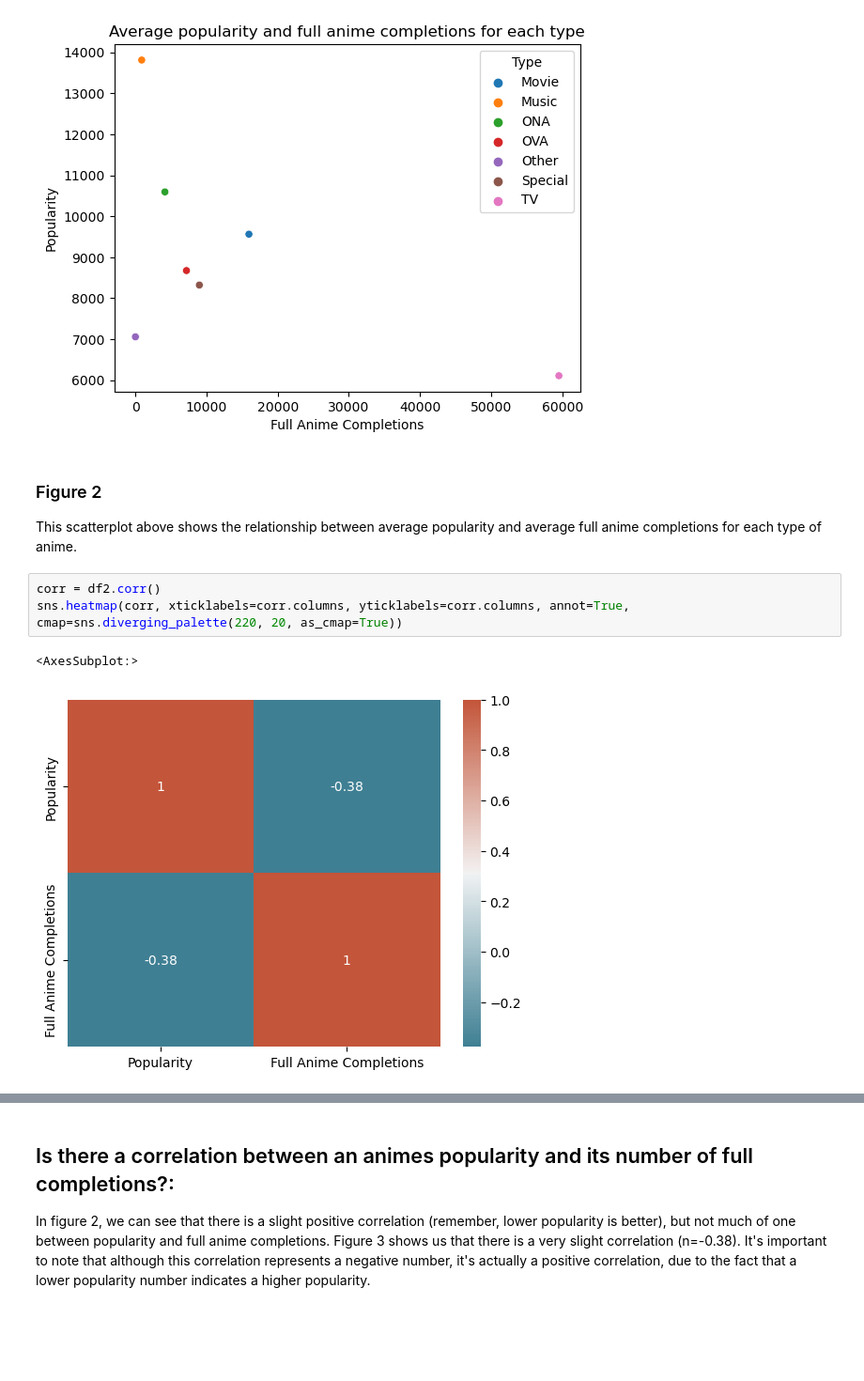
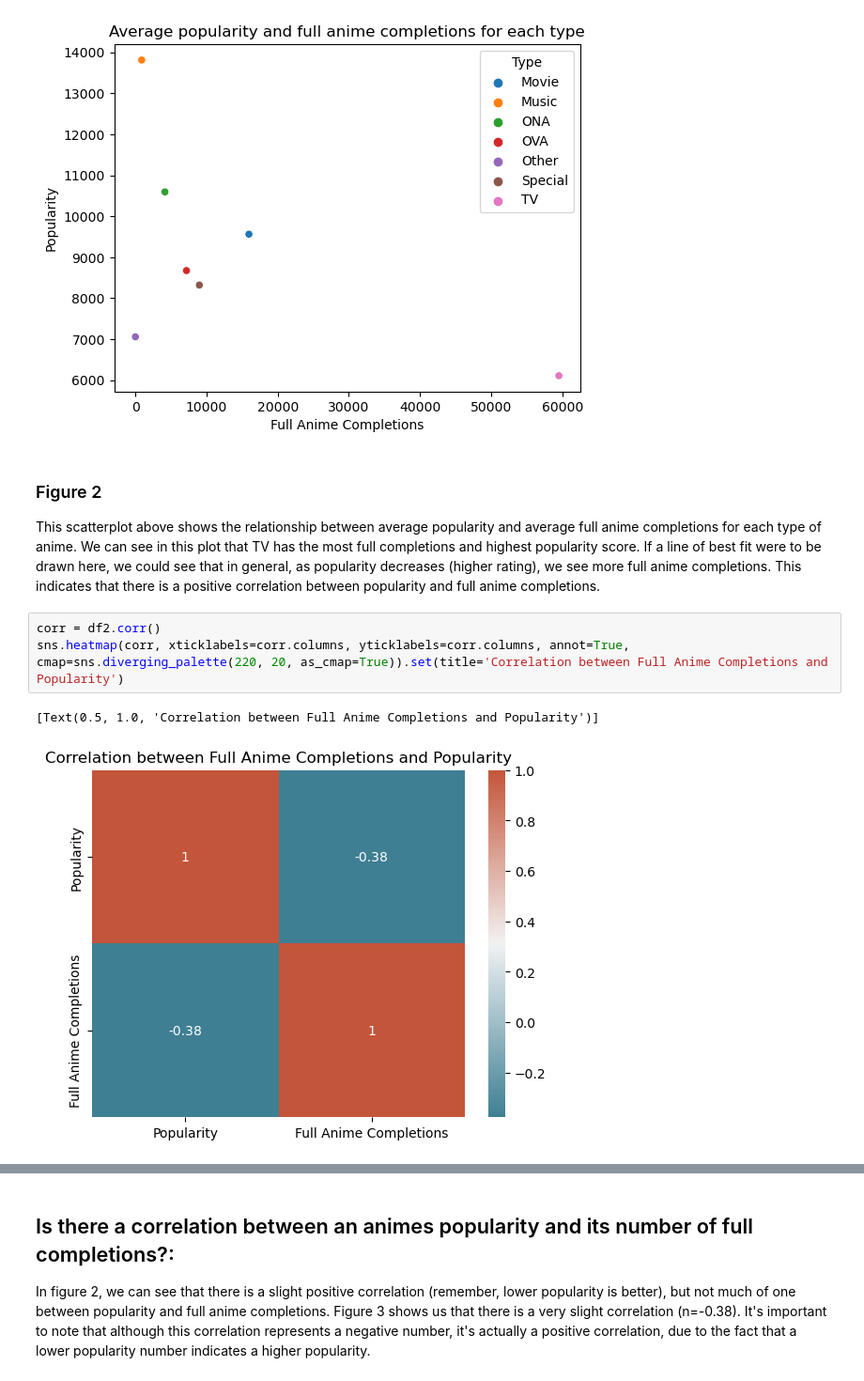
Before and after one commit to ubco-W2022T1-cosc301/project-group12, a Jupyter notebook: notebooks/analysis1.ipynb, the cells around one changed output, grey strips where cells are left out. Shown at 94% size. Saved outputs shown, nothing was run; the diff lists cells and outputs as text; blank space fills up the shorter version.

```diff
--- a/notebooks/analysis1.ipynb
+++ b/notebooks/analysis1.ipynb
@@ -269,12 +285,12 @@ sns.scatterplot(data=df3,x='Full Anime Completions',y='Popularity',hue='Type').s
 [figure]
 # %% [markdown]
 ### Figure 2
-This scatterplot above shows the relationship between average popularity and average full anime completions for each type of anime.
+This scatterplot above shows the relationship between average popularity and average full anime completions for each type of anime. We can see in this plot that TV has the most full completions and highest popularity score. If a line of best fit were to be drawn here, we could see that in general, as popularity decreases (higher rating), we see more full anime completions. This indicates that there is a positive correlation between popularity and full anime completions.
 # %%
 corr = df2.corr()
-sns.heatmap(corr, xticklabels=corr.columns, yticklabels=corr.columns, annot=True, cmap=sns.diverging_palette(220, 20, as_cmap=True))
+sns.heatmap(corr, xticklabels=corr.columns, yticklabels=corr.columns, annot=True, cmap=sns.diverging_palette(220, 20, as_cmap=True)).set(title='Correlation between Full Anime Completions and Popularity')
 # %% [output]
-<AxesSubplot:>
+[Text(0.5, 1.0, 'Correlation between Full Anime Completions and Popularity')]
-[figure, old version]
+[figure, new version]
 # %% [markdown]
 ### Figure 3
```
Also changed, not shown: parts of 37 cells of this notebook, 2 other files.
